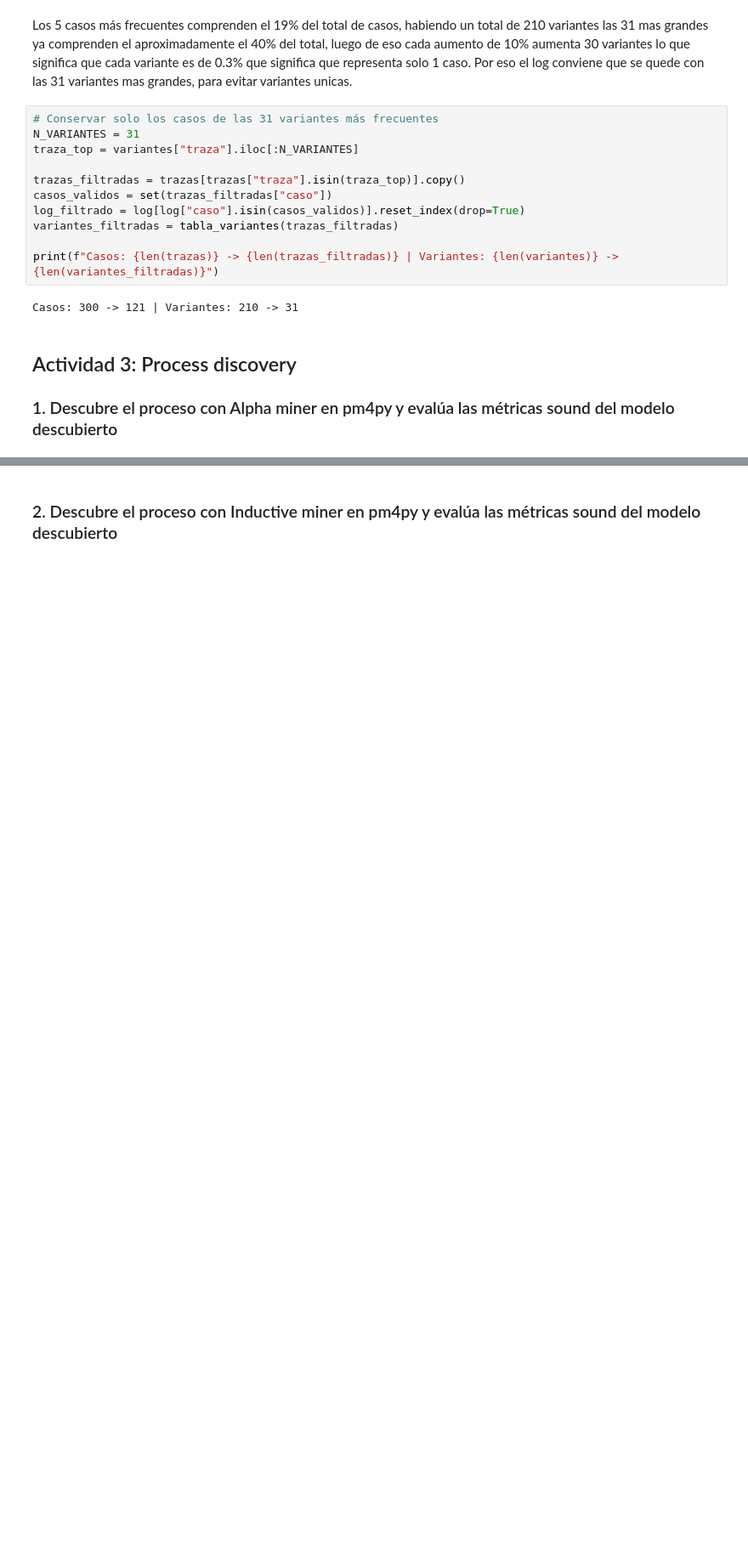
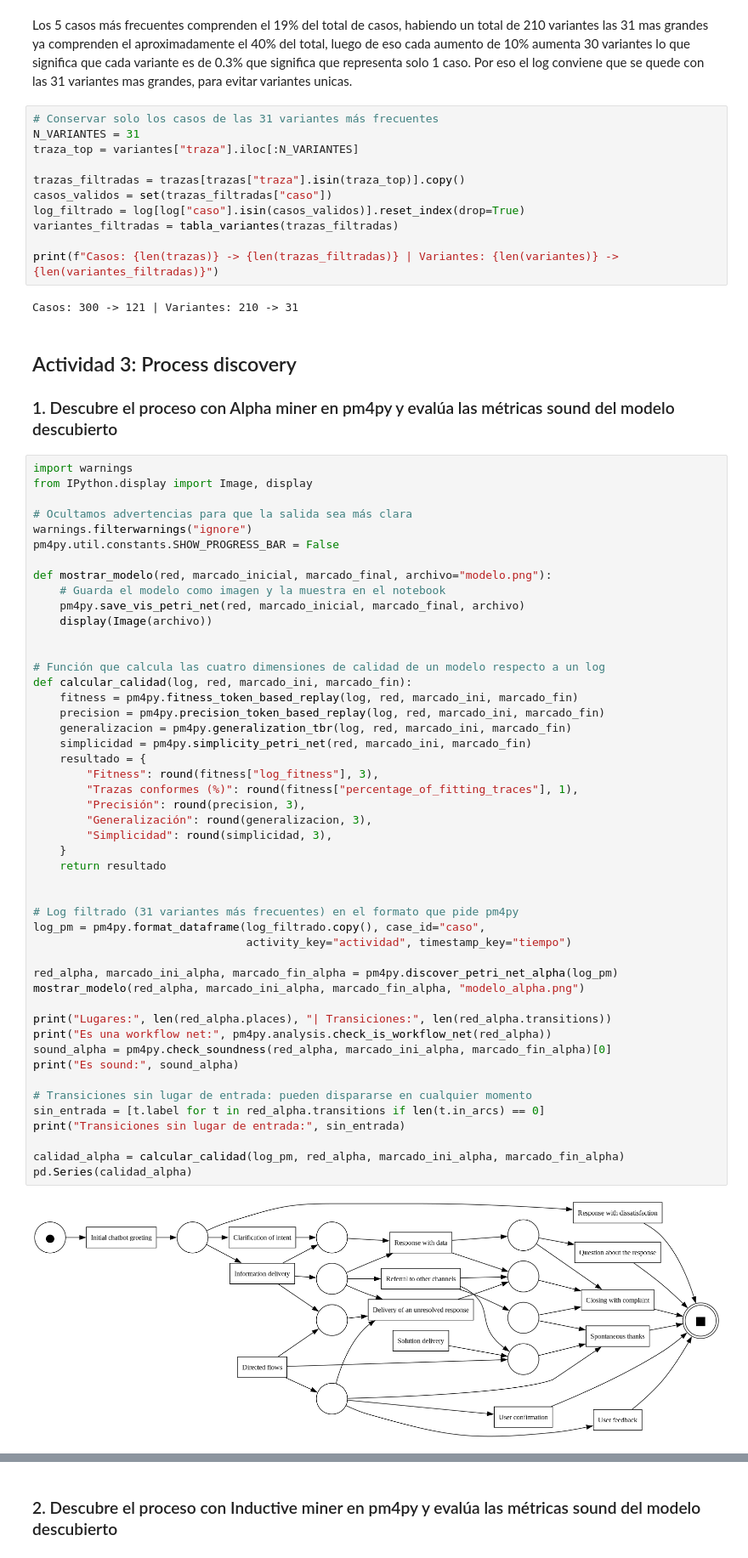
Before and after one commit to cerealkiller3242/Proyecto_Process_Minning, a Jupyter notebook: Proyecto_PM.ipynb, the cells around one changed output, grey strips where cells are left out. Shown at 85% size. Drawn from its saved outputs; the diff is of its cells as text; blank space fills up the shorter version.

```diff
--- a/Proyecto_PM.ipynb
+++ b/Proyecto_PM.ipynb
@@ -274,3 +284,53 @@ Casos: 300 -> 121 | Variantes: 210 -> 31
 # %% [markdown]
 ## Actividad 3: Process discovery
 ### 1. Descubre el proceso con Alpha miner en pm4py y evalúa las métricas sound del modelo descubierto
+# %%
+import warnings
+from IPython.display import Image, display
+
+# Ocultamos advertencias para que la salida sea más clara
+warnings.filterwarnings("ignore")
+pm4py.util.constants.SHOW_PROGRESS_BAR = False
+
+def mostrar_modelo(red, marcado_inicial, marcado_final, archivo="modelo.png"):
+    # Guarda el modelo como imagen y la muestra en el notebook
+    pm4py.save_vis_petri_net(red, marcado_inicial, marcado_final, archivo)
+    display(Image(archivo))
+
+
+# Función que calcula las cuatro dimensiones de calidad de un modelo respecto a un log
+def calcular_calidad(log, red, marcado_ini, marcado_fin):
+    fitness = pm4py.fitness_token_based_replay(log, red, marcado_ini, marcado_fin)
+    precision = pm4py.precision_token_based_replay(log, red, marcado_ini, marcado_fin)
+    generalizacion = pm4py.generalization_tbr(log, red, marcado_ini, marcado_fin)
+    simplicidad = pm4py.simplicity_petri_net(red, marcado_ini, marcado_fin)
+    resultado = {
+        "Fitness": round(fitness["log_fitness"], 3),
+        "Trazas conformes (%)": round(fitness["percentage_of_fitting_traces"], 1),
+        "Precisión": round(precision, 3),
+        "Generalización": round(generalizacion, 3),
+        "Simplicidad": round(simplicidad, 3),
+    }
+    return resultado
+
+
+# Log filtrado (31 variantes más frecuentes) en el formato que pide pm4py
+log_pm = pm4py.format_dataframe(log_filtrado.copy(), case_id="caso",
+                                activity_key="actividad", timestamp_key="tiempo")
+
+red_alpha, marcado_ini_alpha, marcado_fin_alpha = pm4py.discover_petri_net_alpha(log_pm)
+mostrar_modelo(red_alpha, marcado_ini_alpha, marcado_fin_alpha, "modelo_alpha.png")
+
+print("Lugares:", len(red_alpha.places), "| Transiciones:", len(red_alpha.transitions))
+print("Es una workflow net:", pm4py.analysis.check_is_workflow_net(red_alpha))
+sound_alpha = pm4py.check_soundness(red_alpha, marcado_ini_alpha, marcado_fin_alpha)[0]
+print("Es sound:", sound_alpha)
+
+# Transiciones sin lugar de entrada: pueden dispararse en cualquier momento
+sin_entrada = [t.label for t in red_alpha.transitions if len(t.in_arcs) == 0]
+print("Transiciones sin lugar de entrada:", sin_entrada)
+
+calidad_alpha = calcular_calidad(log_pm, red_alpha, marcado_ini_alpha, marcado_fin_alpha)
+pd.Series(calidad_alpha)
+# %% [output]
+[figure, added]
```
Also changed, not shown: parts of 20 cells of this notebook, 2 other files.
